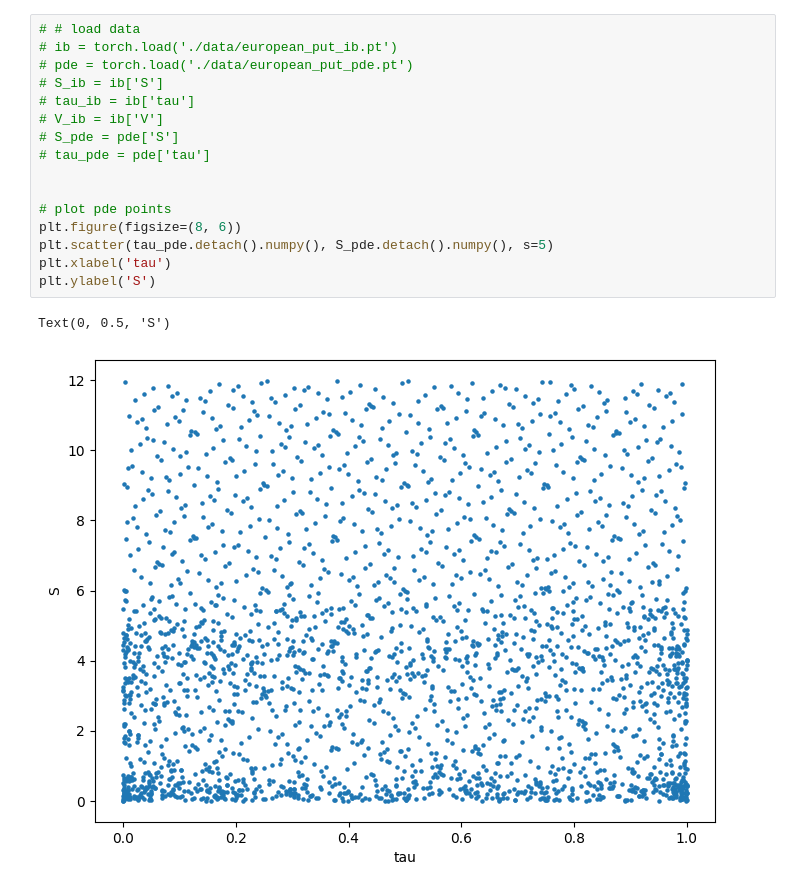
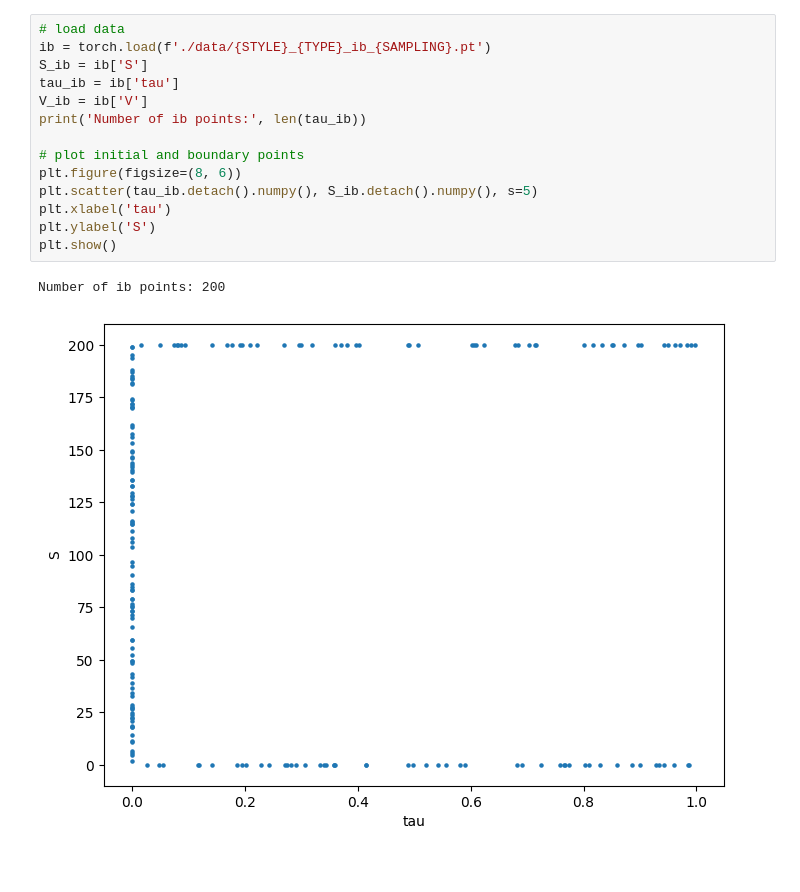
Before and after one commit to liyiyan128/Option-Pricing-Using-Physics-Informed-Neural-Networks, a Jupyter notebook: data_gen.ipynb, the cells around one changed output. Cells and saved outputs as stored; diff of their text form.

```diff
--- a/data_gen.ipynb
+++ b/data_gen.ipynb
@@ -76,19 +75,17 @@ tau_pde = torch.cat([tau_pde, base_samples[:, 1].reshape(-1, 1)*T], dim=0)
 # %%
-# # load data
-# ib = torch.load('./data/european_put_ib.pt')
-# pde = torch.load('./data/european_put_pde.pt')
-# S_ib = ib['S']
-# tau_ib = ib['tau']
-# V_ib = ib['V']
-# S_pde = pde['S']
-# tau_pde = pde['tau']
+# load data
+ib = torch.load(f'./data/{STYLE}_{TYPE}_ib_{SAMPLING}.pt')
+S_ib = ib['S']
+tau_ib = ib['tau']
+V_ib = ib['V']
+print('Number of ib points:', len(tau_ib))
 
-
-# plot pde points
+# plot initial and boundary points
 plt.figure(figsize=(8, 6))
-plt.scatter(tau_pde.detach().numpy(), S_pde.detach().numpy(), s=5)
+plt.scatter(tau_ib.detach().numpy(), S_ib.detach().numpy(), s=5)
 plt.xlabel('tau')
 plt.ylabel('S')
+plt.show()
 # %% [output]
-Text(0, 0.5, 'S')
+Number of ib points: 200
-[figure, old version]
+[figure, new version]
```
Also changed, not shown: parts of 8 cells of this notebook, 18 other files.
